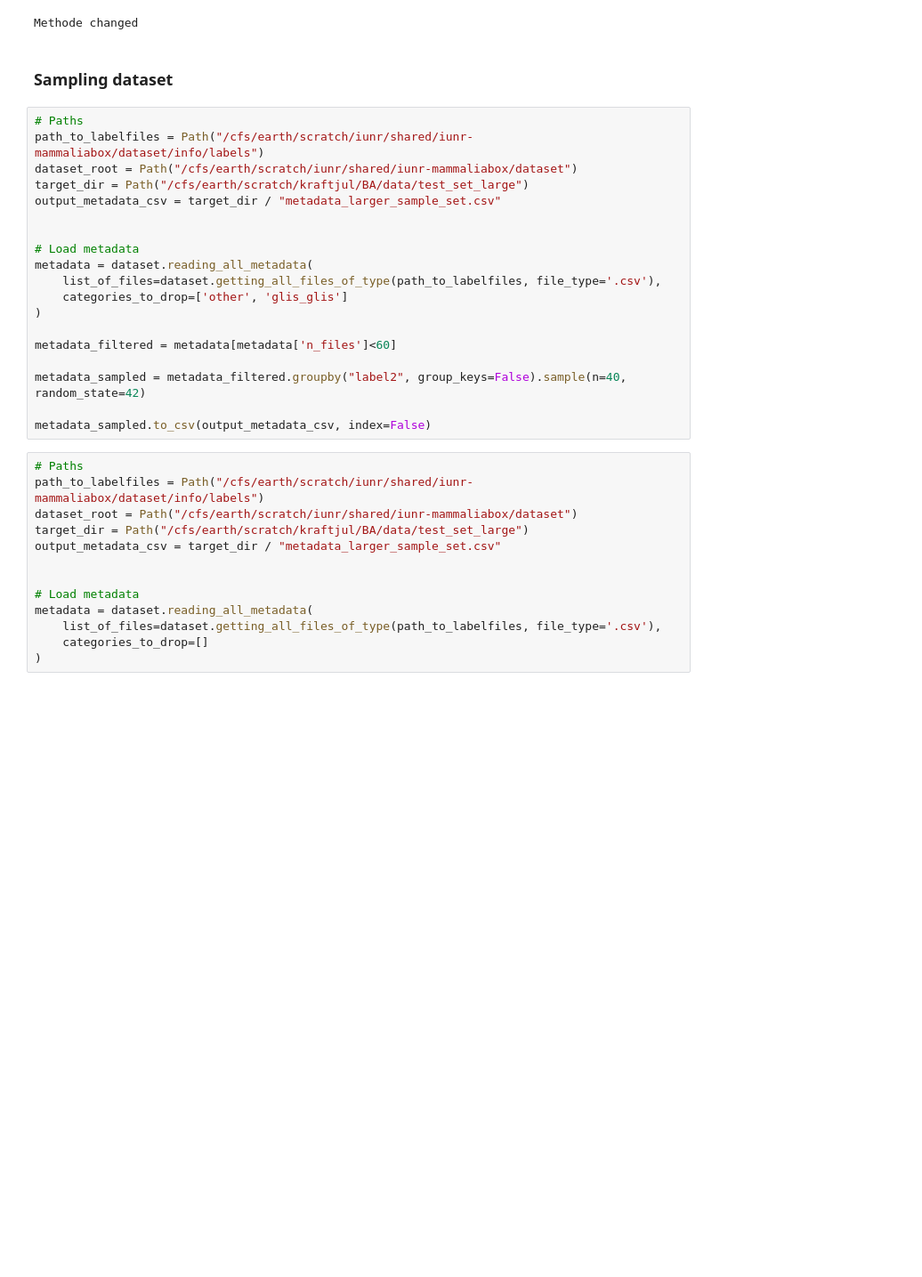
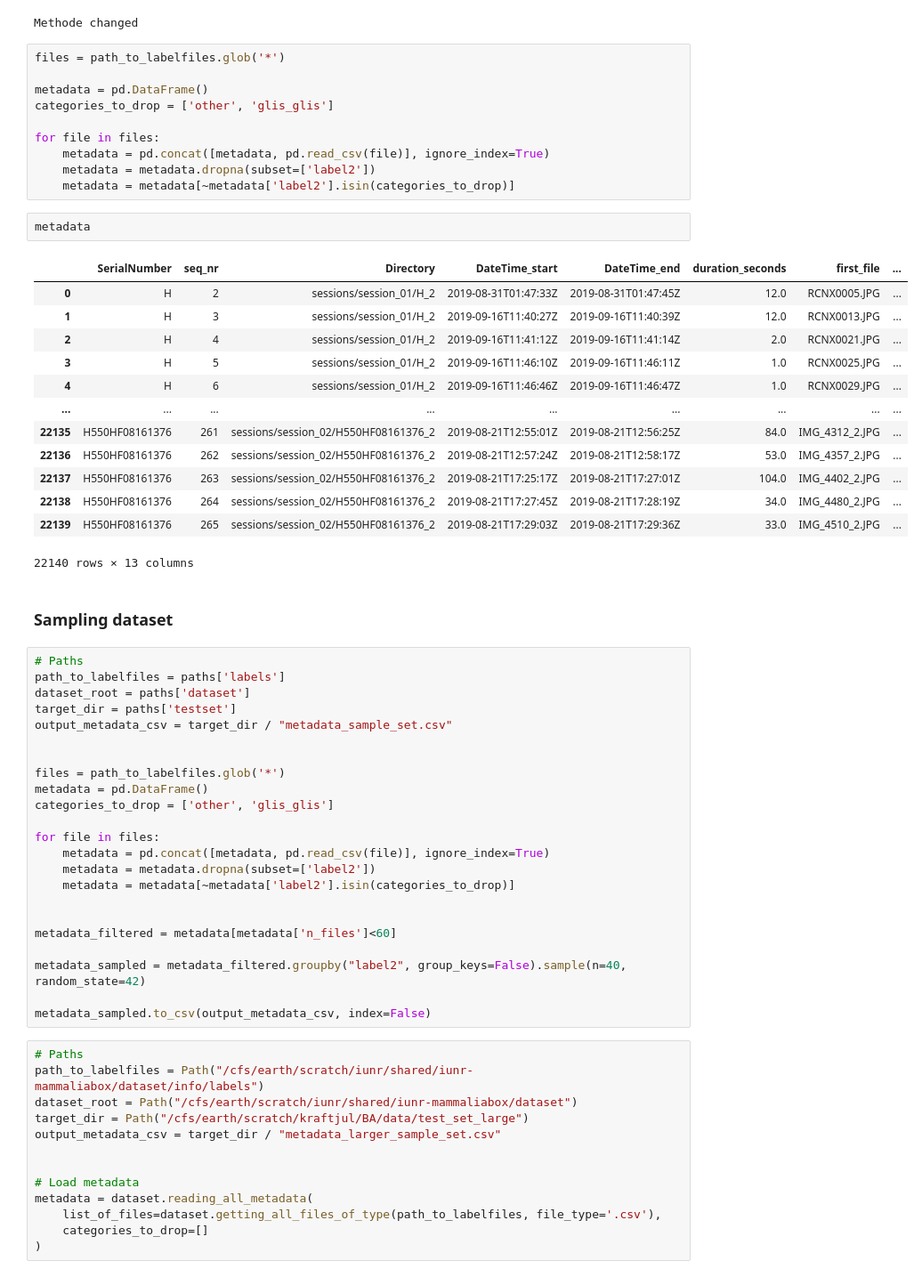
Before and after one commit to juliankraft/BachelorThesis, a Jupyter notebook: code/dev/building_dataloader.ipynb, the cells around one changed output. Shown at 89% size. Cells and saved outputs as stored; diff of their text form; blank space fills up the shorter version.

```diff
--- a/code/dev/building_dataloader.ipynb
+++ b/code/dev/building_dataloader.ipynb
@@ -60,21 +68,51 @@ Excluded sequences: [6000186]
 dataset[0]
 # %% [output]
 Methode changed
+# %%
+files = path_to_labelfiles.glob('*')
+
+metadata = pd.DataFrame()
+categories_to_drop = ['other', 'glis_glis']
+
+for file in files:
+    metadata = pd.concat([metadata, pd.read_csv(file)], ignore_index=True)
+    metadata = metadata.dropna(subset=['label2'])
+    metadata = metadata[~metadata['label2'].isin(categories_to_drop)]
+# %%
+metadata
+# %% [output]
+|  | SerialNumber | seq_nr | Directory | DateTime_start | DateTime_end | duration_seconds | first_file | ... |
+| 0 | H | 2 | sessions/session_01/H_2 | 2019-08-31T01:47:33Z | 2019-08-31T01:47:45Z | 12.0 | RCNX0005.JPG | ... |
+| 1 | H | 3 | sessions/session_01/H_2 | 2019-09-16T11:40:27Z | 2019-09-16T11:40:39Z | 12.0 | RCNX0013.JPG | ... |
+| 2 | H | 4 | sessions/session_01/H_2 | 2019-09-16T11:41:12Z | 2019-09-16T11:41:14Z | 2.0 | RCNX0021.JPG | ... |
+| 3 | H | 5 | sessions/session_01/H_2 | 2019-09-16T11:46:10Z | 2019-09-16T11:46:11Z | 1.0 | RCNX0025.JPG | ... |
+| 4 | H | 6 | sessions/session_01/H_2 | 2019-09-16T11:46:46Z | 2019-09-16T11:46:47Z | 1.0 | RCNX0029.JPG | ... |
+| ... | ... | ... | ... | ... | ... | ... | ... | ... |
+| 22135 | H550HF08161376 | 261 | sessions/session_02/H550HF08161376_2 | 2019-08-21T12:55:01Z | 2019-08-21T12:56:25Z | 84.0 | IMG_4312_2.JPG | ... |
+| 22136 | H550HF08161376 | 262 | sessions/session_02/H550HF08161376_2 | 2019-08-21T12:57:24Z | 2019-08-21T12:58:17Z | 53.0 | IMG_4357_2.JPG | ... |
+| 22137 | H550HF08161376 | 263 | sessions/session_02/H550HF08161376_2 | 2019-08-21T17:25:17Z | 2019-08-21T17:27:01Z | 104.0 | IMG_4402_2.JPG | ... |
+| 22138 | H550HF08161376 | 264 | sessions/session_02/H550HF08161376_2 | 2019-08-21T17:27:45Z | 2019-08-21T17:28:19Z | 34.0 | IMG_4480_2.JPG | ... |
+| 22139 | H550HF08161376 | 265 | sessions/session_02/H550HF08161376_2 | 2019-08-21T17:29:03Z | 2019-08-21T17:29:36Z | 33.0 | IMG_4510_2.JPG | ... |
+22140 rows × 13 columns
 # %% [markdown]
 ### Sampling dataset
 # %%
 # Paths
-path_to_labelfiles = Path("/cfs/earth/scratch/iunr/shared/iunr-mammaliabox/dataset/info/labels")
-dataset_root = Path("/cfs/earth/scratch/iunr/shared/iunr-mammaliabox/dataset")
-target_dir = Path("/cfs/earth/scratch/kraftjul/BA/data/test_set_large")
-output_metadata_csv = target_dir / "metadata_larger_sample_set.csv"
+path_to_labelfiles = paths['labels']
+dataset_root = paths['dataset']
+target_dir = paths['testset']
+output_metadata_csv = target_dir / "metadata_sample_set.csv"
 
 
-# Load metadata
-metadata = dataset.reading_all_metadata(
-    list_of_files=dataset.getting_all_files_of_type(path_to_labelfiles, file_type='.csv'),
-    categories_to_drop=['other', 'glis_glis']
-)
+files = path_to_labelfiles.glob('*')
+metadata = pd.DataFrame()
+categories_to_drop = ['other', 'glis_glis']
+
+for file in files:
+    metadata = pd.concat([metadata, pd.read_csv(file)], ignore_index=True)
+    metadata = metadata.dropna(subset=['label2'])
+    metadata = metadata[~metadata['label2'].isin(categories_to_drop)]
+
 
 metadata_filtered = metadata[metadata['n_files']<60]
 
```
Also changed, not shown: parts of 5 cells of this notebook, 1 other file.
